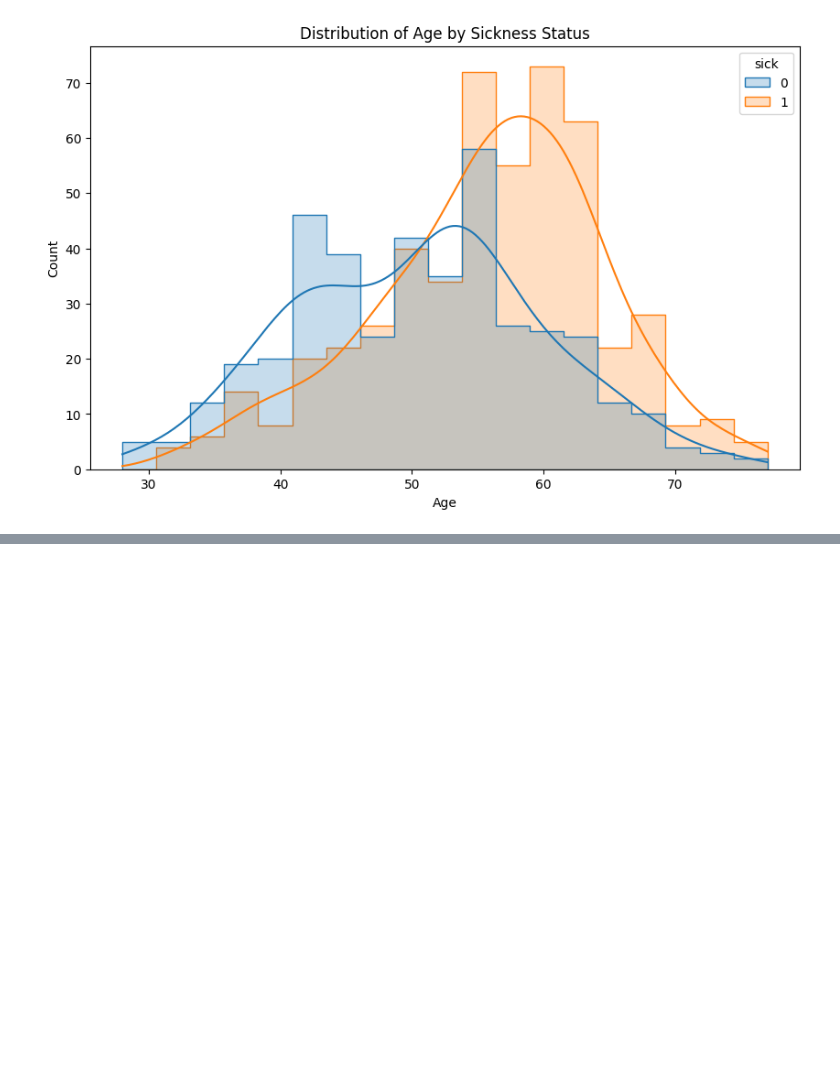
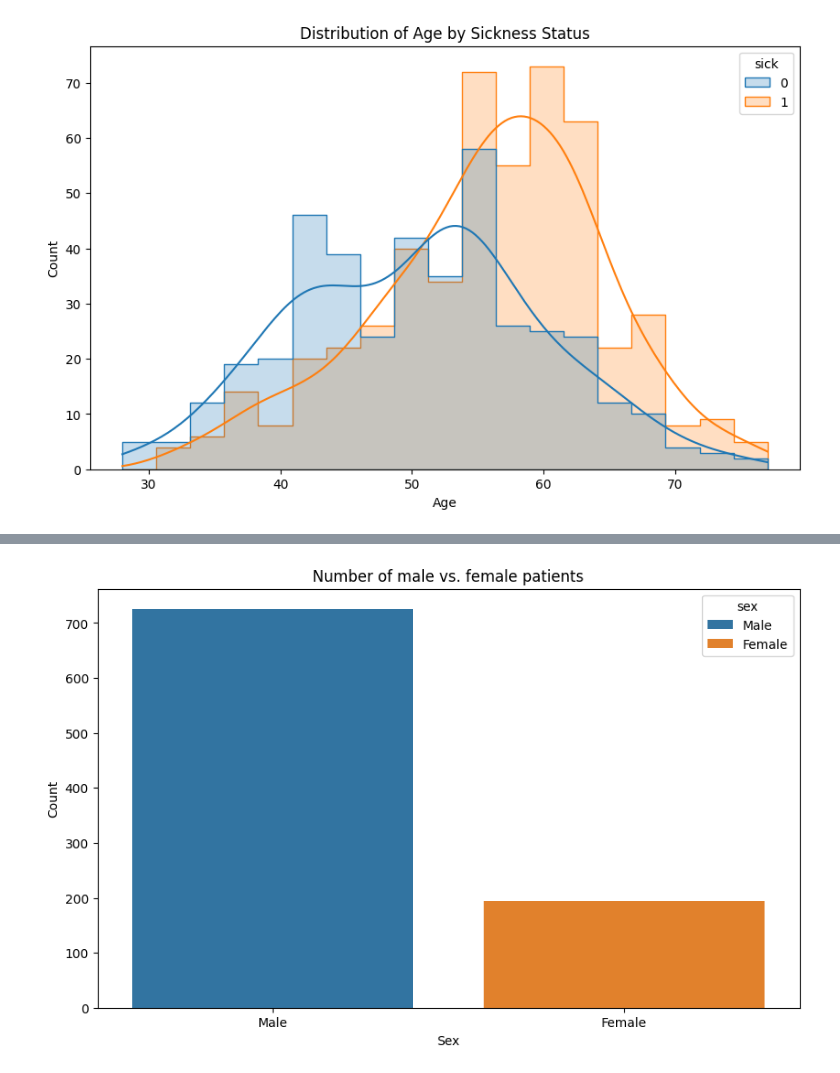
Before and after one commit to PaoloWalsh/medical-diagnosis-aid, a Jupyter notebook: notebooks/heart_data_analysis.ipynb, the cells around one changed output, grey strips where cells are left out. Saved outputs shown, nothing was run; the diff lists cells and outputs as text; code cells hidden in the pictures; blank space fills up the shorter version.

```diff
--- a/notebooks/heart_data_analysis.ipynb
+++ b/notebooks/heart_data_analysis.ipynb
@@ -509,0 +529,11 @@ plt.show()
+# %%
+# df = pd.read_csv('../data/heart_disease_clean.csv')
+plt.figure(figsize=(10, 6))
+sns.countplot(df, x='sex', hue='sex', legend=True)
+plt.title('Number of male vs. female patients')
+plt.xlabel('Sex')
+plt.ylabel('Count')
+plt.savefig('../plots/male_vs_female_patients', dpi=300)
+plt.show()
+# %% [output]
+[figure, added]
```
Also changed, not shown: parts of 4 cells of this notebook, 4 other files.
